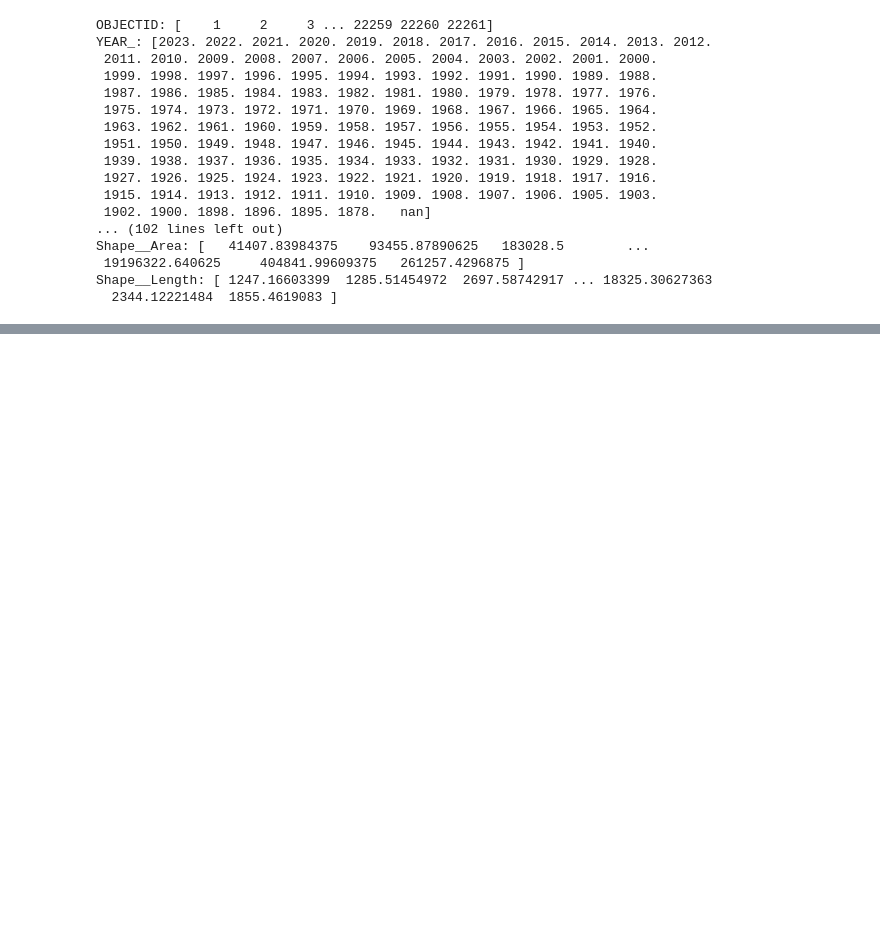
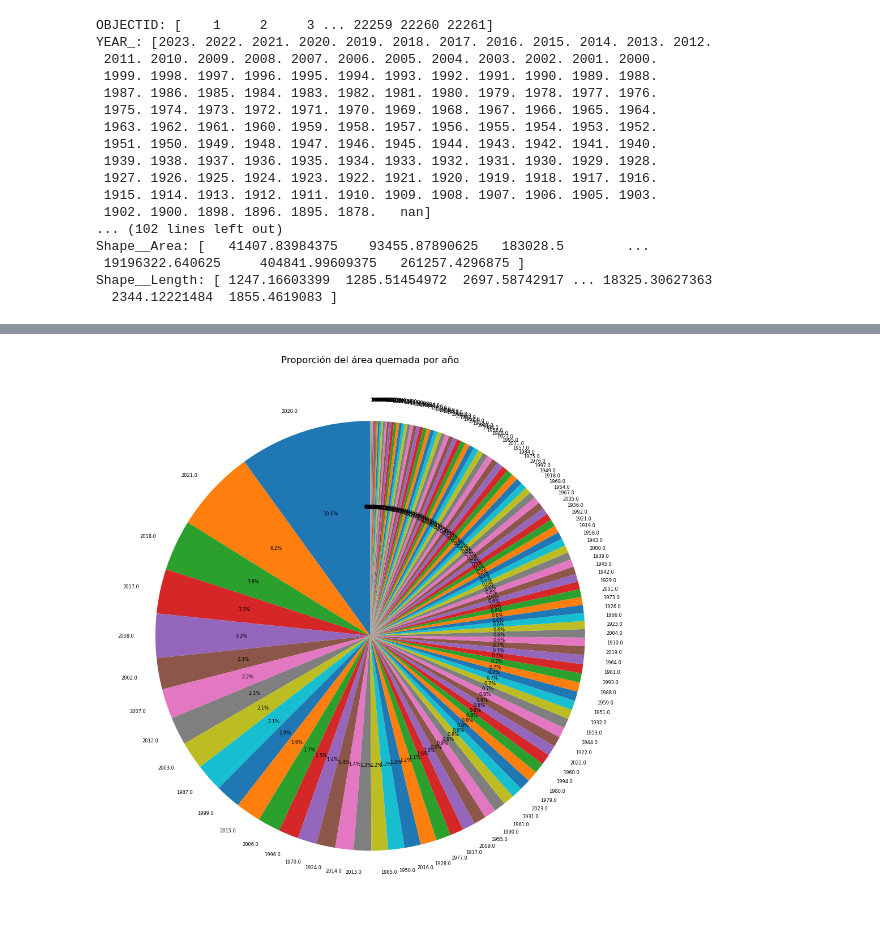
Before and after one commit to Kiki1108/incendios, a Jupyter notebook: analisis_california.ipynb, the cells around one changed output, grey strips where cells are left out. Saved outputs shown, nothing was run; the diff lists cells and outputs as text; code cells hidden in the pictures; blank space fills up the shorter version.

```diff
--- a/analisis_california.ipynb
+++ b/analisis_california.ipynb
@@ -135,0 +185,19 @@ Shape__Length: [ 1247.16603399  1285.51454972  2697.58742917 ... 18325.30627363
+# %%
+# Ordenamos de mayor a menor (opcional)
+area_anual = area_anual.sort_values(ascending=False)
+
+# Gráfico de torta
+plt.figure(figsize=(10, 10))
+plt.pie(
+    area_anual,
+    labels=area_anual.index,
+    autopct="%1.1f%%",
+    startangle=90,
+    textprops={'fontsize': 6}  # Tamaño de letra más pequeño
+)
+
+plt.title("Proporción del área quemada por año", fontsize=12)
+plt.tight_layout()
+plt.show()
+# %% [output]
+[figure, added]
```
Also changed, not shown: parts of 6 cells of this notebook, 1 other file.
